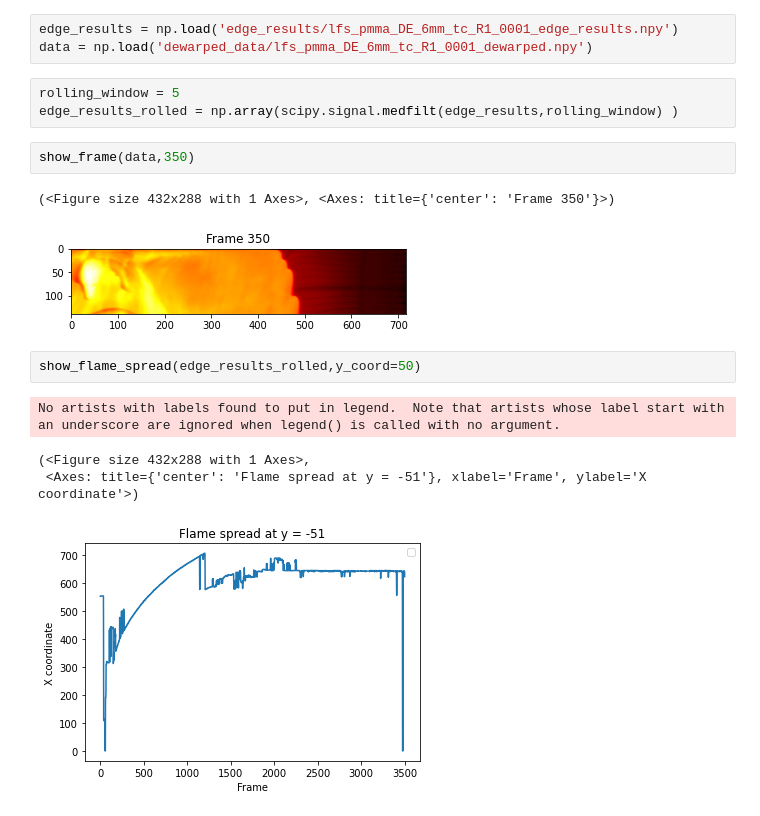
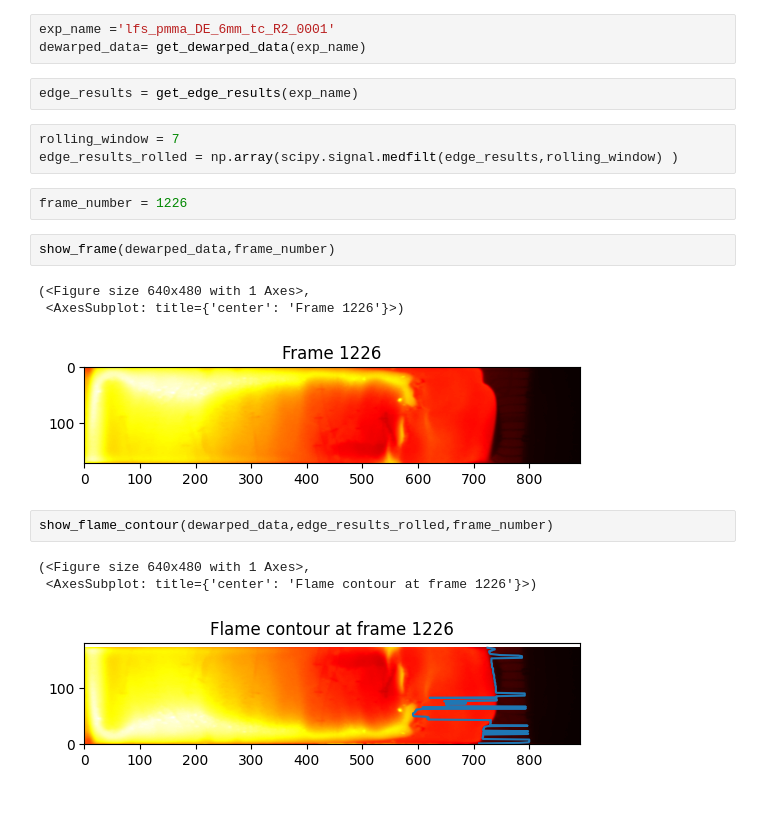
Before and after one commit to FireDynamics/FlameTrack, a Jupyter notebook: test.ipynb, the cells around one changed output. Saved outputs shown, nothing was run; the diff lists cells and outputs as text.

```diff
--- a/test.ipynb
+++ b/test.ipynb
@@ -6,19 +12,23 @@ from flamespread import show_frame, show_flame_spread, show_flame_contour
 # %%
-edge_results = np.load('edge_results/lfs_pmma_DE_6mm_tc_R1_0001_edge_results.npy')
-data = np.load('dewarped_data/lfs_pmma_DE_6mm_tc_R1_0001_dewarped.npy')
+exp_name ='lfs_pmma_DE_6mm_tc_R2_0001'
+dewarped_data= get_dewarped_data(exp_name)
+# %%
+edge_results = get_edge_results(exp_name)
 # %%
-rolling_window = 5
+rolling_window = 7
 edge_results_rolled = np.array(scipy.signal.medfilt(edge_results,rolling_window) )
+# %%
+frame_number = 1226
 # %%
-show_frame(data,350)
+show_frame(dewarped_data,frame_number)
 # %% [output]
-(<Figure size 432x288 with 1 Axes>, <Axes: title={'center': 'Frame 350'}>)
+(<Figure size 640x480 with 1 Axes>,
+ <AxesSubplot: title={'center': 'Frame 1226'}>)
-[figure, old version]
+[figure, new version]
 # %%
-show_flame_spread(edge_results_rolled,y_coord=50)
+show_flame_contour(dewarped_data,edge_results_rolled,frame_number)
 # %% [output]
-No artists with labels found to put in legend.  Note that artists whose label start with an underscore are ignored when legend() is called with no argument.
+(<Figure size 640x480 with 1 Axes>,
+ <AxesSubplot: title={'center': 'Flame contour at frame 1226'}>)
-(<Figure size 432x288 with 1 Axes>,
- <Axes: title={'center': 'Flame spread at y = -51'}, xlabel='Frame', ylabel='X coordinate'>)
-[figure, old version]
+[figure, new version]
 # %%
```
Also changed, not shown: parts of 5 cells of this notebook, 2 other files.
